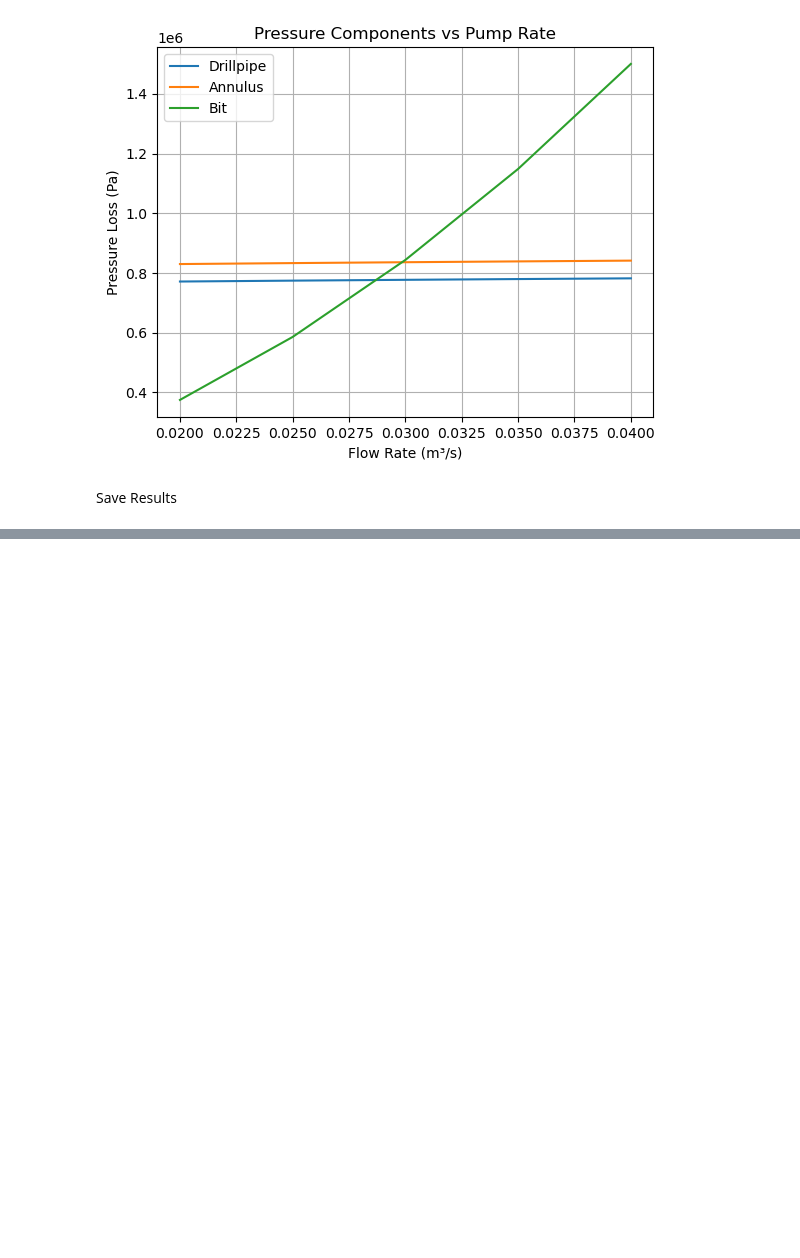
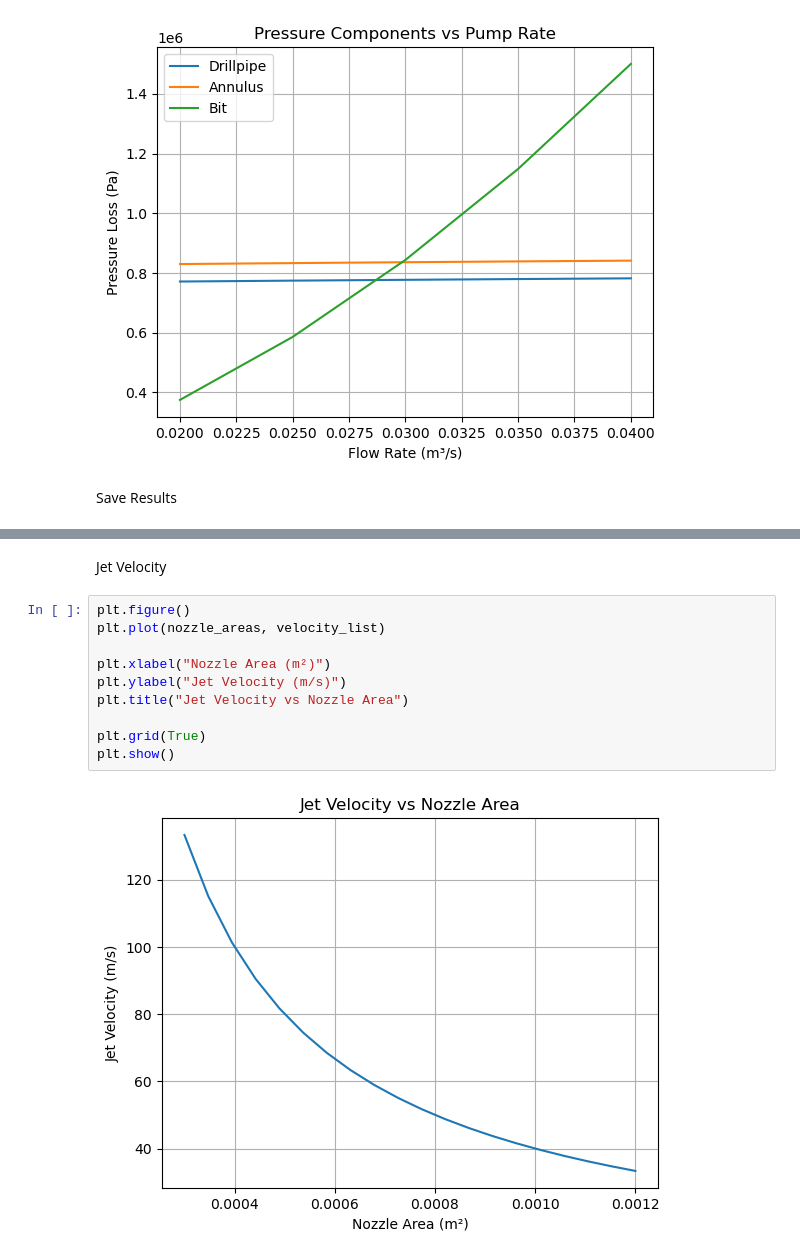
Before and after one commit to Bobi3828/drilling-analytics-engine, a Jupyter notebook: week_04_full_system/notebooks/full_system_analysis.ipynb, the cells around one changed output, grey strips where cells are left out. Drawn from its saved outputs; the diff is of its cells as text; blank space fills up the shorter version.

```diff
--- a/week_04_full_system/notebooks/full_system_analysis.ipynb
+++ b/week_04_full_system/notebooks/full_system_analysis.ipynb
@@ -424,0 +469,14 @@ results.to_csv("../results/spp_vs_flow.csv", index=False)
+# %% [markdown]
+Jet Velocity
+# %%
+plt.figure()
+plt.plot(nozzle_areas, velocity_list)
+
+plt.xlabel("Nozzle Area (m²)")
+plt.ylabel("Jet Velocity (m/s)")
+plt.title("Jet Velocity vs Nozzle Area")
+
+plt.grid(True)
+plt.show()
+# %% [output]
+[figure, added]
```
Also changed, not shown: parts of 17 cells of this notebook, 3 other files.
